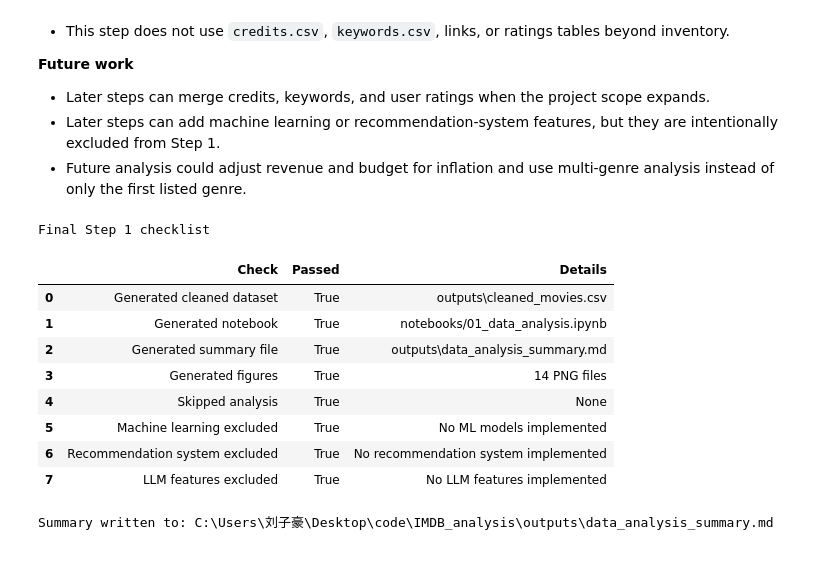
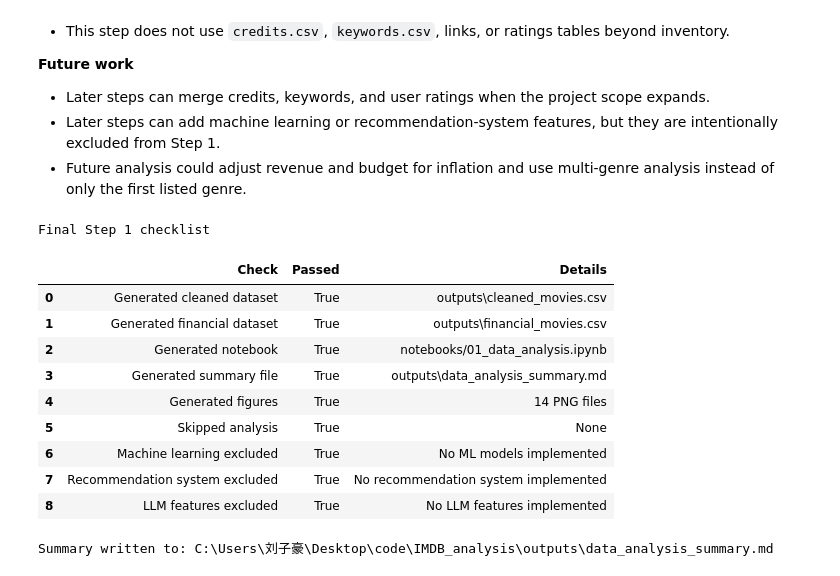
Before and after one commit to LiuZihao-Louis/IMDB_analysis, a Jupyter notebook: notebooks/01_data_analysis.ipynb, the cells around one changed output. Saved outputs shown, nothing was run; the diff lists cells and outputs as text; code cells hidden in the pictures.

```diff
--- a/notebooks/01_data_analysis.ipynb
+++ b/notebooks/01_data_analysis.ipynb
@@ -39,6 +39,7 @@ METADATA_PATH = DATA_DIR / "movies_metadata.csv"
 OUTPUT_DIR = PROJECT_ROOT / "outputs"
 FIGURES_DIR = OUTPUT_DIR / "figures"
 CLEANED_PATH = OUTPUT_DIR / "cleaned_movies.csv"
+FINANCIAL_PATH = OUTPUT_DIR / "financial_movies.csv"
 SUMMARY_PATH = OUTPUT_DIR / "data_analysis_summary.md"
 
 OUTPUT_DIR.mkdir(parents=True, exist_ok=True)
@@ -131,6 +132,7 @@ The cleaning pipeline converts important fields to safe numeric or datetime type
 cleaned_movies, financial_movies, cleaning_summary = clean_movies_metadata(
     METADATA_PATH,
     output_path=CLEANED_PATH,
+    financial_output_path=FINANCIAL_PATH,
 )
 
 pd.DataFrame([
@@ -141,6 +143,7 @@ pd.DataFrame([
     ("Invalid budget rows", f"{cleaning_summary['invalid_budget_rows']:,}"),
     ("Invalid revenue rows", f"{cleaning_summary['invalid_revenue_rows']:,}"),
     ("Rows in financial dataset", f"{cleaning_summary['financial_rows']:,}"),
+    ("Financial dataset file", str(FINANCIAL_PATH.relative_to(PROJECT_ROOT))),
 ], columns=["Cleaning item", "Value"])
 # %% [output]
 |  | Cleaning item | Value |
@@ -470,6 +474,7 @@ This Step 1 analysis studies **what factors are associated with movie success**
 - Malformed rows removed: {cleaning_summary['malformed_rows_removed']:,}
 - Duplicate rows removed: {cleaning_summary['duplicate_rows_removed']:,}
 - Rows in valid financial dataset after cleaning: {cleaning_summary['financial_rows']:,}
+- Financial-analysis subset saved to: `outputs/financial_movies.csv`
 - Zero or negative budget/revenue values were not treated as true financial values.
 - Non-financial analysis keeps as many valid movie rows as possible.
 
@@ -503,38 +508,40 @@ The dataset shows changes in release volume and financial scale over time. The h
 
 ## Future Work
 
 Future project stages can merge additional dataset files, add richer feature engineering, and later implement machine learning or recommendation-system components. Those later features are outside Step 1.
 
 ## Generated Figures
 
 {chr(10).join('- `outputs/figures/' + name + '`' for name in generated_figures)}
 '''
 
 SUMMARY_PATH.write_text(summary_md, encoding="utf-8")
 
 final_checklist = pd.DataFrame([
     ("Generated cleaned dataset", CLEANED_PATH.exists(), str(CLEANED_PATH.relative_to(PROJECT_ROOT))),
+    ("Generated financial dataset", FINANCIAL_PATH.exists(), str(FINANCIAL_PATH.relative_to(PROJECT_ROOT))),
     ("Generated notebook", (PROJECT_ROOT / "notebooks" / "01_data_analysis.ipynb").exists(), "notebooks/01_data_analysis.ipynb"),
     ("Generated summary file", SUMMARY_PATH.exists(), str(SUMMARY_PATH.relative_to(PROJECT_ROOT))),
     ("Generated figures", len(generated_figures) >= 14, f"{len(generated_figures)} PNG files"),
     ("Skipped analysis", len(skipped_figures) == 0, "None" if not skipped_figures else str(skipped_figures)),
     ("Machine learning excluded", True, "No ML models implemented"),
     ("Recommendation system excluded", True, "No recommendation system implemented"),
     ("LLM features excluded", True, "No LLM features implemented"),
 ], columns=["Check", "Passed", "Details"])
 
 print("Final Step 1 checklist")
 display(final_checklist)
 print(f"Summary written to: {SUMMARY_PATH}")
 # %% [output]
 Final Step 1 checklist
 |  | Check | Passed | Details |
 | 0 | Generated cleaned dataset | True | outputs\cleaned_movies.csv |
-| 1 | Generated notebook | True | notebooks/01_data_analysis.ipynb |
-| 2 | Generated summary file | True | outputs\data_analysis_summary.md |
-| 3 | Generated figures | True | 14 PNG files |
-| 4 | Skipped analysis | True | None |
-| 5 | Machine learning excluded | True | No ML models implemented |
-| 6 | Recommendation system excluded | True | No recommendation system implemented |
-| 7 | LLM features excluded | True | No LLM features implemented |
+| 1 | Generated financial dataset | True | outputs\financial_movies.csv |
+| 2 | Generated notebook | True | notebooks/01_data_analysis.ipynb |
+| 3 | Generated summary file | True | outputs\data_analysis_summary.md |
+| 4 | Generated figures | True | 14 PNG files |
+| 5 | Skipped analysis | True | None |
+| 6 | Machine learning excluded | True | No ML models implemented |
+| 7 | Recommendation system excluded | True | No recommendation system implemented |
+| 8 | LLM features excluded | True | No LLM features implemented |
 Summary written to: C:\Users\刘子豪\Desktop\code\IMDB_analysis\outputs\data_analysis_summary.md
```
Also changed, not shown: parts of 1 cell of this notebook, 3 other files.
